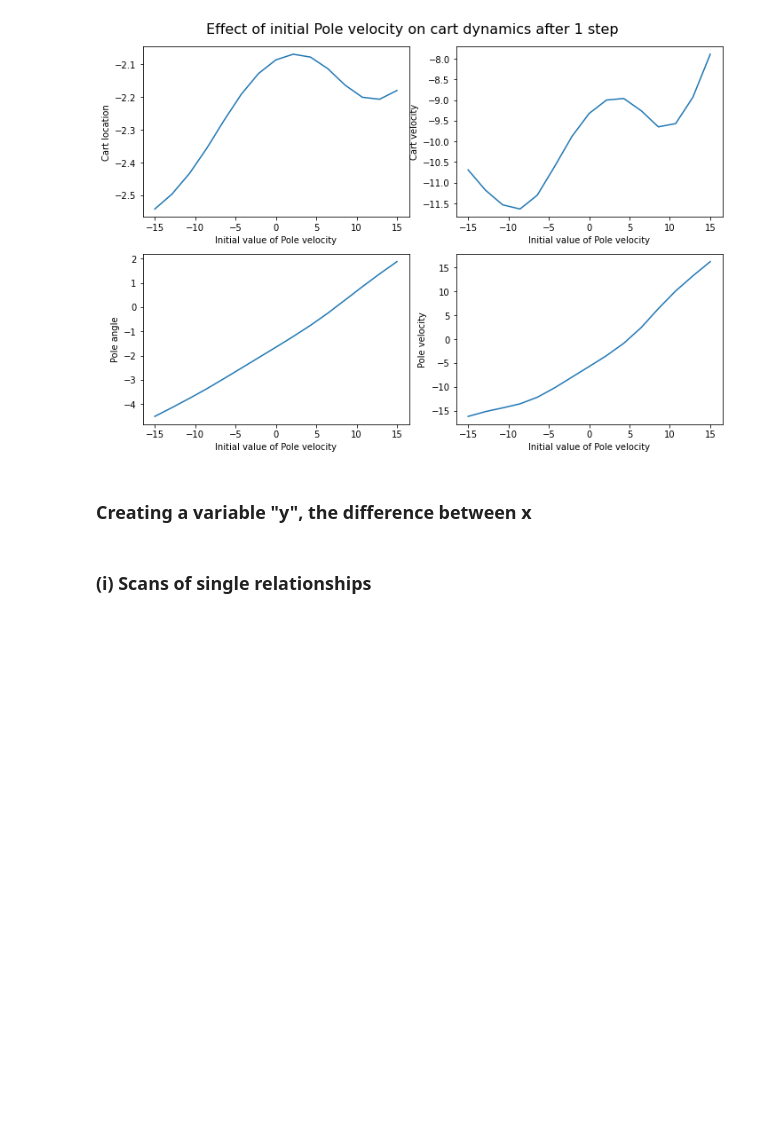
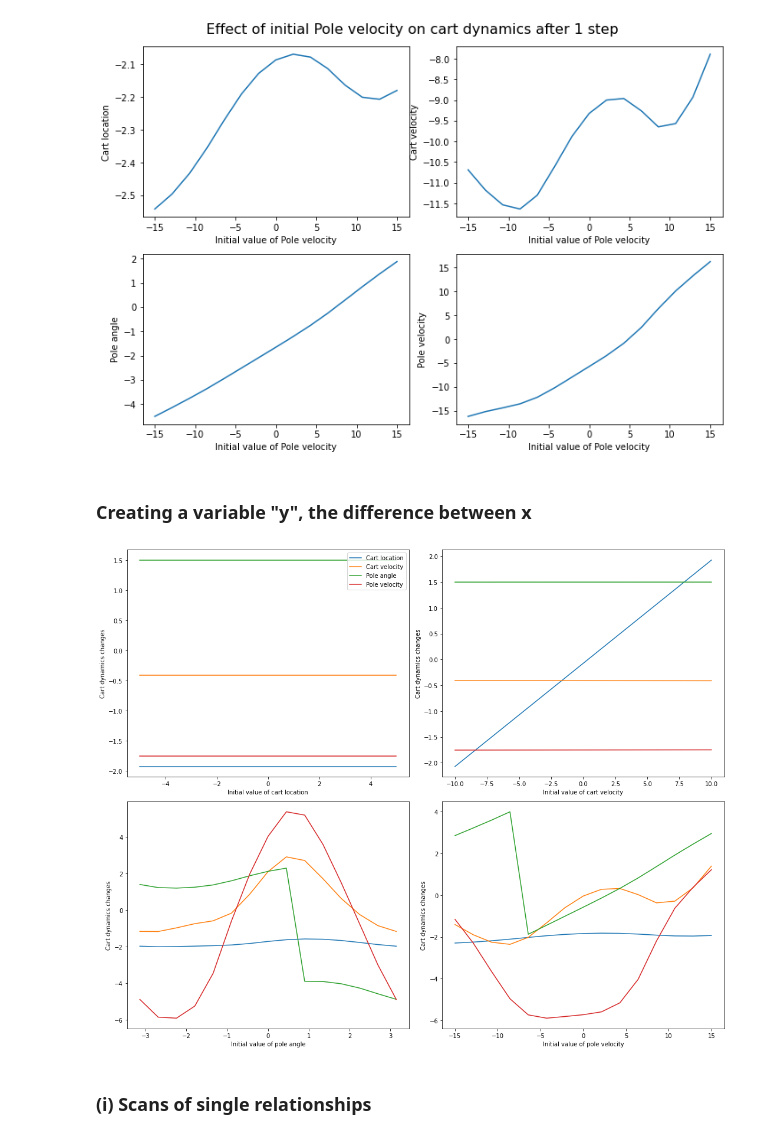
Before and after one commit to aditya-jain7/SF3, a Jupyter notebook: aj563_sf3_code.ipynb, the cells around one changed output. Saved outputs shown, nothing was run; the diff lists cells and outputs as text; code cells hidden in the pictures; blank space fills up the shorter version.

```diff
--- a/aj563_sf3_code.ipynb
+++ b/aj563_sf3_code.ipynb
@@ -250,3 +268,49 @@ def one_step_difference(variable, x_axis_range, x_axis_intervals):
+# %%
+def together_plot_1_2():
+    x_axis1, c_l_real = one_step_difference_2(0,[-5,5],15)
+    x_axis2,c_v_real = one_step_difference_2(1,[-10,10],15)
+    x_axis3,p_a_real = one_step_difference_2(2,[-np.pi,np.pi],15)
+    x_axis4,p_v_real = one_step_difference_2(3,[-15,15],15)
+
+    fig, axs = plt.subplots(2, 2, figsize=(15, 12))
+    for i in range(4):
+        axs[0,0].plot(x_axis1, [y[i] for y in c_l_real],label='{}'.format(variable_number[i]))
+
+
+
+
+        axs[0,1].plot(x_axis2, [y[i] for y in c_v_real],label='Real c_v')
+
+
+        axs[1,0].plot(x_axis3, [y[i] for y in p_a_real],label='Real p_a')
+
+
+        axs[1,1].plot(x_axis4, [y[i] for y in p_v_real],label='Real p_v')
+
+
+
+        axs[0,0].legend()
+
+
+    axs[0,0].set_xlabel('Initial value of cart location')
+    axs[0,0].set_ylabel('Cart dynamics changes')
+
+    axs[0,1].set_xlabel('Initial value of cart velocity')
+    axs[0,1].set_ylabel('Cart dynamics changes')
+
+    axs[1,0].set_xlabel('Initial value of pole angle')
+    axs[1,0].set_ylabel('Cart dynamics changes')
+
+    axs[1,1].set_xlabel('Initial value of pole velocity')
+    axs[1,1].set_ylabel('Cart dynamics changes')
+
+    fig.tight_layout()
+
+    plt.show()
+# %%
+together_plot_1_2()
+# %% [output]
+[figure, added]
 # %% [markdown]
 ### (i) Scans of single relationships
 # %% [markdown]
```
Also changed, not shown: parts of 31 cells of this notebook, 11 other files.
